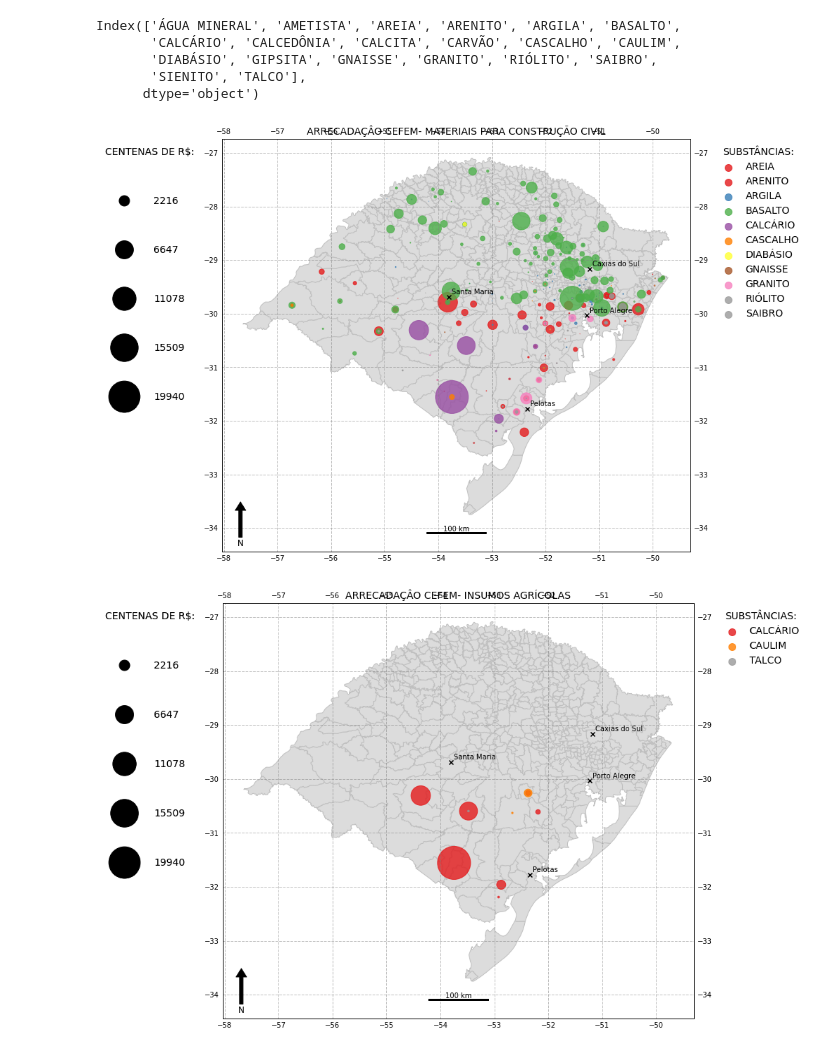
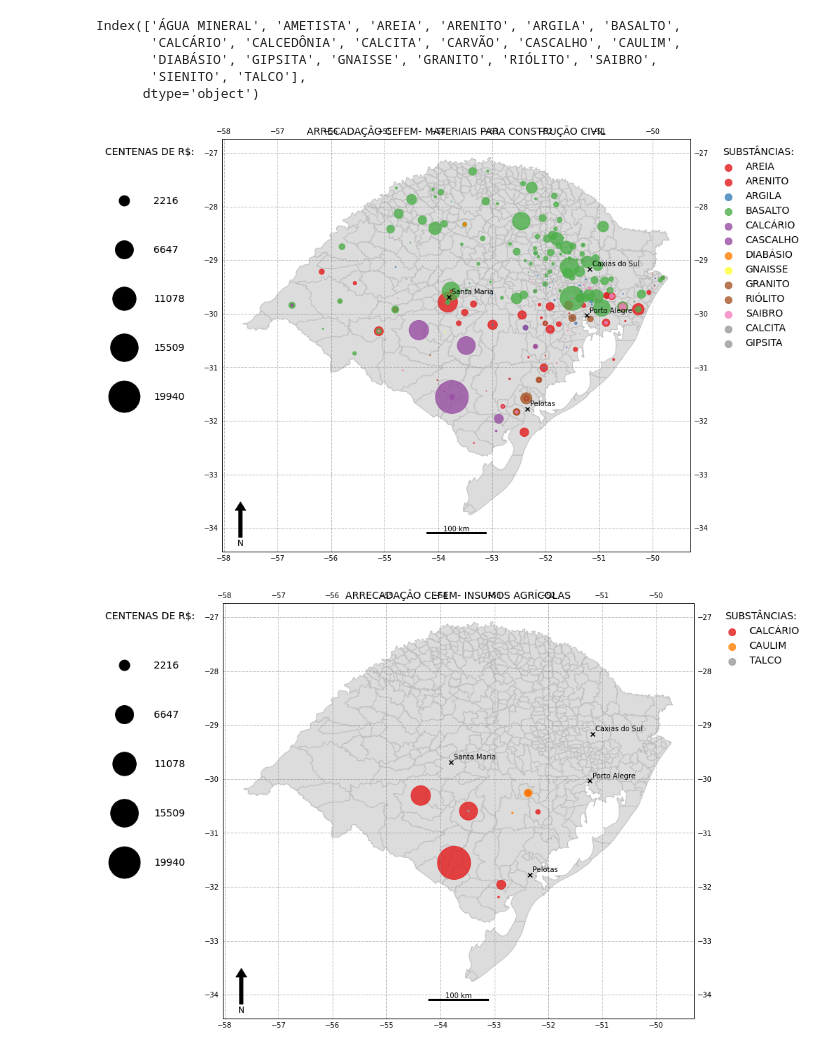
Before and after one commit to robertorolo/Mapas-minera-RS, a Jupyter notebook: arrecadacao.ipynb, the cells around one changed output. Saved outputs shown, nothing was run; the diff lists cells and outputs as text; code cells hidden in the pictures.

```diff
--- a/arrecadacao.ipynb
+++ b/arrecadacao.ipynb
@@ -110,7 +110,7 @@ n_municipios.head()
 | 317 | 7803.967 | 7803.967 | 4300406.0 | -29.783 | -55.792 | Alegrete | 99.0 | 4811.0 | ALEGRETE | 566.825 | ... |
 | 318 | 172.686 | 172.686 | 4300455.0 | -27.827 | -54.057 | Alegria | 99.0 | 4812.0 | ALEGRIA | 98.193 | ... |
 # %%
-grupos = {'Materiais para construção civil':['AREIA', 'AREIA DE FUNDIÇÃO', 'AREIA QUARTZOSA', 'AREIA COMUM', 'AREIA FLUVIAL', 'ARENITO', 'ARGILA', 'ARGILA REFRATÁRIA', 'ARGILITO', 'BASALTO', 'BASALTO P/ BRITA', 'BENTONITA', 'CALCÁRIO', 'CALCÁRIO CALCÍTICO', 'CASCALHO', 'DIABÁSIO', 'DIABÁSIO P/ BRITA', 'GABRO', 'GNAISSE', 'GRANITO', 'QUARTZITO', 'RIÓLITO', 'SAIBRO'],
+grupos = {'Materiais para construção civil':['AREIA', 'AREIA DE FUNDIÇÃO', 'AREIA QUARTZOSA', 'AREIA COMUM', 'AREIA FLUVIAL', 'ARENITO', 'ARGILA', 'ARGILA REFRATÁRIA', 'ARGILITO', 'BASALTO', 'BASALTO P/ BRITA', 'BENTONITA', 'CALCÁRIO', 'CALCÁRIO CALCÍTICO', 'CASCALHO', 'DIABÁSIO', 'DIABÁSIO P/ BRITA', 'GABRO', 'GNAISSE', 'GRANITO', 'QUARTZITO', 'RIÓLITO', 'SAIBRO', 'CALCITA', 'GIPSITA'],
 'Insumos agrícolas': ['CALCÁRIO', 'CALCÁRIO DOLOMÍTICO', 'CALCÁRIO CALCÍTICO', 'CALCÁRIO CONCHÍFERO', 'CONCHAS CALCÁRIAS', 'PEDRA CALCÁRIA', 'CAULIM', 'DOLOMITO', 'FOSFATO', 'TALCO'],
 'Recursos energéticos': ['ANTRACITO', 'ARENITO BETUMINOSO', 'CARVÃO MINERAL', 'CARVÃO', 'FOLHELHO BETUMINOSO', 'FOLHELHO PIROBETUMINOSO', 'LINHITO', 'ROCHA BETUMINOSA', 'SAPROPELITO', 'TURFA'],
 'Minerais metálicos': ['CASSITERITA', 'CHUMBO', 'COBRE', 'FERRO', 'ILMENITA', 'LIMONITA', 'MINÉRIO DE CHUMBO', 'MINÉRIO DE COBRE', 'MINÉRIO DE OURO', 'MINÉRIO DE TITÂNIO', 'MINÉRIO DE ZINCO', 'MOLIBDÊNIO', 'OURO', 'PRATA', 'TANTALITA', 'TITÂNIO'],
@@ -182,8 +182,7 @@ def create_legend(producao, n_bins=5, norm=1):
     return abs_leg, np.array(sizes) * norm
 # %%
 from mpl_toolkits.axes_grid1 import make_axes_locatable
-nomes = []
-alturas = []
+
 for grupo in grupos:
 
     fig, ax = plt.subplots(figsize=(12,12), subplot_kw={'projection': ccrs.PlateCarree()})
@@ -199,8 +198,6 @@ for grupo in grupos:
         continue
 
     filtrado = producao[n_c]
-    alturas.append(np.sum(filtrado.values))
-    nomes.append(grupo)
     l, ss = create_legend(filtrado, n_bins=5, norm=norm)
 
     #colors
@@ -220,34 +217,34 @@ for grupo in grupos:
     x, y, arrow_length = 0.04, 0.12, 0.1
     ax.annotate('N', xy=(x, y), xytext=(x, y-arrow_length),
     arrowprops=dict(facecolor='black', width=5, headwidth=15),
     ha='center', va='center', fontsize=12,
     xycoords=ax.transAxes)
 
     scale_bar(ax, 100, location=(0.5,0.01))
 
     test = plt.scatter(x=np.ones(len(ss))*-54, y=np.ones(len(ss))*-30, s=ss, alpha=0)
     handles, labels = test.legend_elements(prop="sizes", alpha=0.6)
     labels = l
     kw = dict(prop="sizes")
 
     lgd1 = ax.legend(bbox_to_anchor=(1.04, 1), edgecolor = 'white', fontsize='14', title='SUBSTÂNCIAS:', title_fontsize='14', loc='upper left')
     for handle in lgd1.legendHandles:
         handle.set_sizes([100.0])
     lgd2 = ax.legend(handles, labels, labelspacing=4, handletextpad=2 , bbox_to_anchor=(-0.04, 1), edgecolor = 'white', fontsize='14', title='CENTENAS DE R$:', title_fontsize='14', loc='upper right')
     nl = []
     for i, handle in enumerate(lgd2.legendHandles):
         handle._legmarker.set_alpha(1)
 
     plt.gca().add_artist(lgd1)
     plt.gca().add_artist(lgd2)
 
     plot_municipios(municipios, lista_municipio, ax, c='black', delta=0.05)
 
     ax.set_title('ARRECADAÇÂO CEFEM- {}'.format(grupo.upper()), loc='center', fontsize='14')
     nome = grupo.upper()
     plt.savefig('imagens/arrecadacao/'+nome+".png", bbox_inches='tight', facecolor='white', dpi = 300, bbox_extra_artists=(lgd1,lgd2))
 # %% [output]
-[figure, old version]
+[figure, new version]
 [figure]
 [figure]
 [figure]
```
Also changed, not shown: parts of 1 cell of this notebook.
